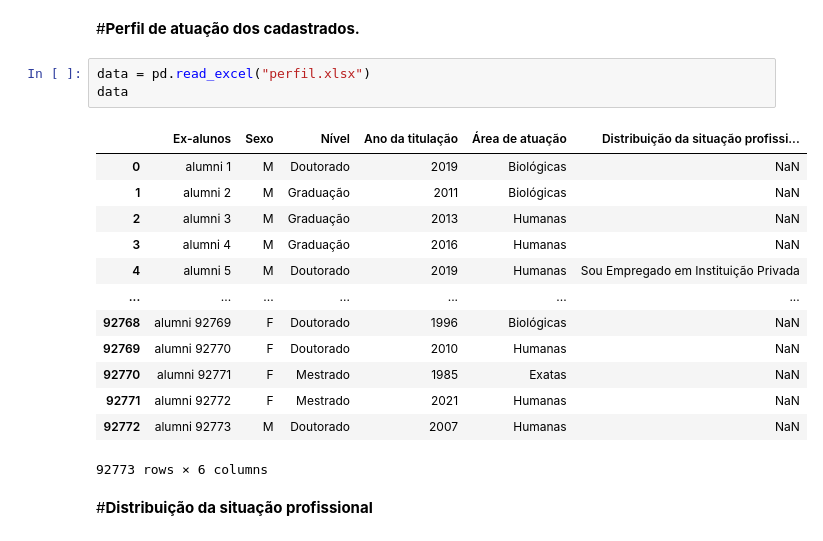
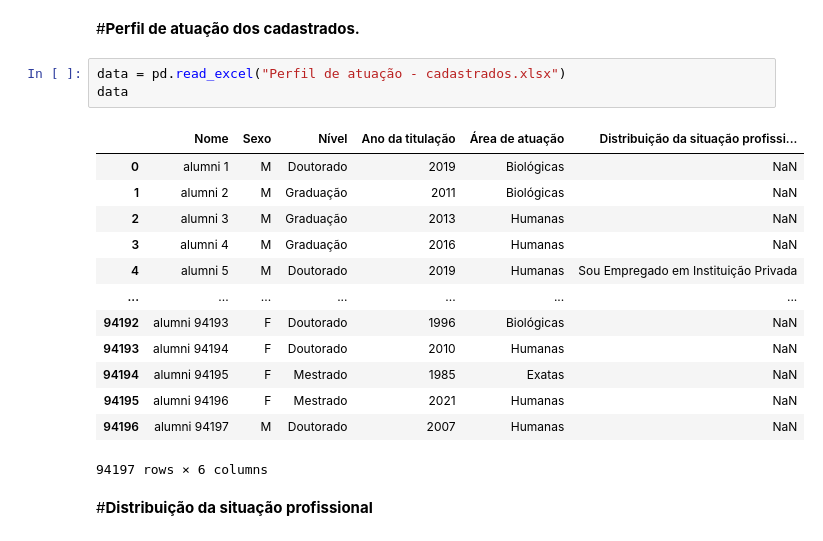
Before and after one commit to gustavo-ifusp/alumni_usp, a Jupyter notebook: alumni_evolucao_cadastros_notebook_2021.ipynb, the cells around one changed output. Saved outputs shown, nothing was run; the diff lists cells and outputs as text.

```diff
--- a/alumni_evolucao_cadastros_notebook_2021.ipynb
+++ b/alumni_evolucao_cadastros_notebook_2021.ipynb
@@ -220,22 +217,22 @@ plt.axis('equal')  # Para deixar o gráfico redondo
 # %% [markdown]
 #**Perfil de atuação dos cadastrados.**
 # %%
-data = pd.read_excel("perfil.xlsx")
+data = pd.read_excel("Perfil de atuação - cadastrados.xlsx")
 data
 # %% [output]
-|  | Ex-alunos | Sexo | Nível | Ano da titulação | Área de atuação | Distribuição da situação profissi... |
+|  | Nome | Sexo | Nível | Ano da titulação | Área de atuação | Distribuição da situação profissi... |
 | 0 | alumni 1 | M | Doutorado | 2019 | Biológicas | NaN |
 | 1 | alumni 2 | M | Graduação | 2011 | Biológicas | NaN |
 | 2 | alumni 3 | M | Graduação | 2013 | Humanas | NaN |
 | 3 | alumni 4 | M | Graduação | 2016 | Humanas | NaN |
 | 4 | alumni 5 | M | Doutorado | 2019 | Humanas | Sou Empregado em Instituição Privada |
 | ... | ... | ... | ... | ... | ... | ... |
-| 92768 | alumni 92769 | F | Doutorado | 1996 | Biológicas | NaN |
-| 92769 | alumni 92770 | F | Doutorado | 2010 | Humanas | NaN |
-| 92770 | alumni 92771 | F | Mestrado | 1985 | Exatas | NaN |
-| 92771 | alumni 92772 | F | Mestrado | 2021 | Humanas | NaN |
-| 92772 | alumni 92773 | M | Doutorado | 2007 | Humanas | NaN |
+| 94192 | alumni 94193 | F | Doutorado | 1996 | Biológicas | NaN |
+| 94193 | alumni 94194 | F | Doutorado | 2010 | Humanas | NaN |
+| 94194 | alumni 94195 | F | Mestrado | 1985 | Exatas | NaN |
+| 94195 | alumni 94196 | F | Mestrado | 2021 | Humanas | NaN |
+| 94196 | alumni 94197 | M | Doutorado | 2007 | Humanas | NaN |
-92773 rows × 6 columns
+94197 rows × 6 columns
 # %% [markdown]
 #**Distribuição da situação profissional**
 # %%
```
Also changed, not shown: parts of 17 cells of this notebook.
